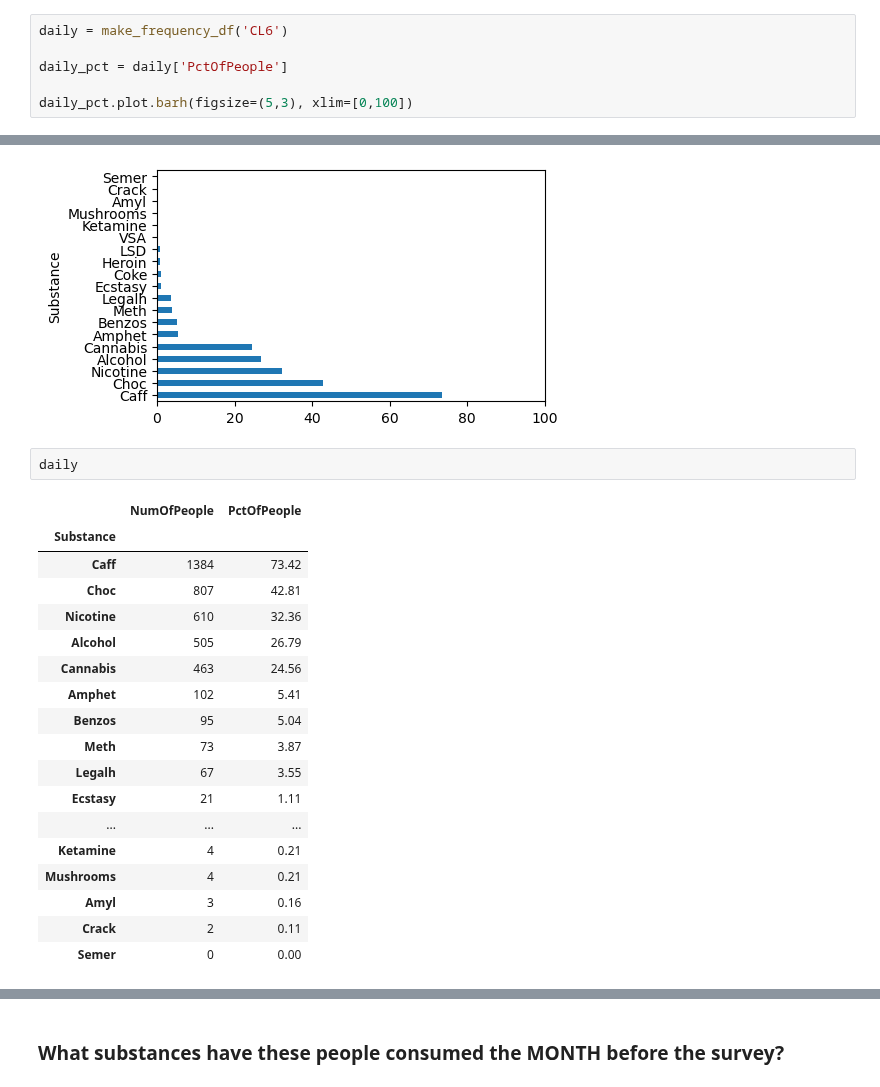
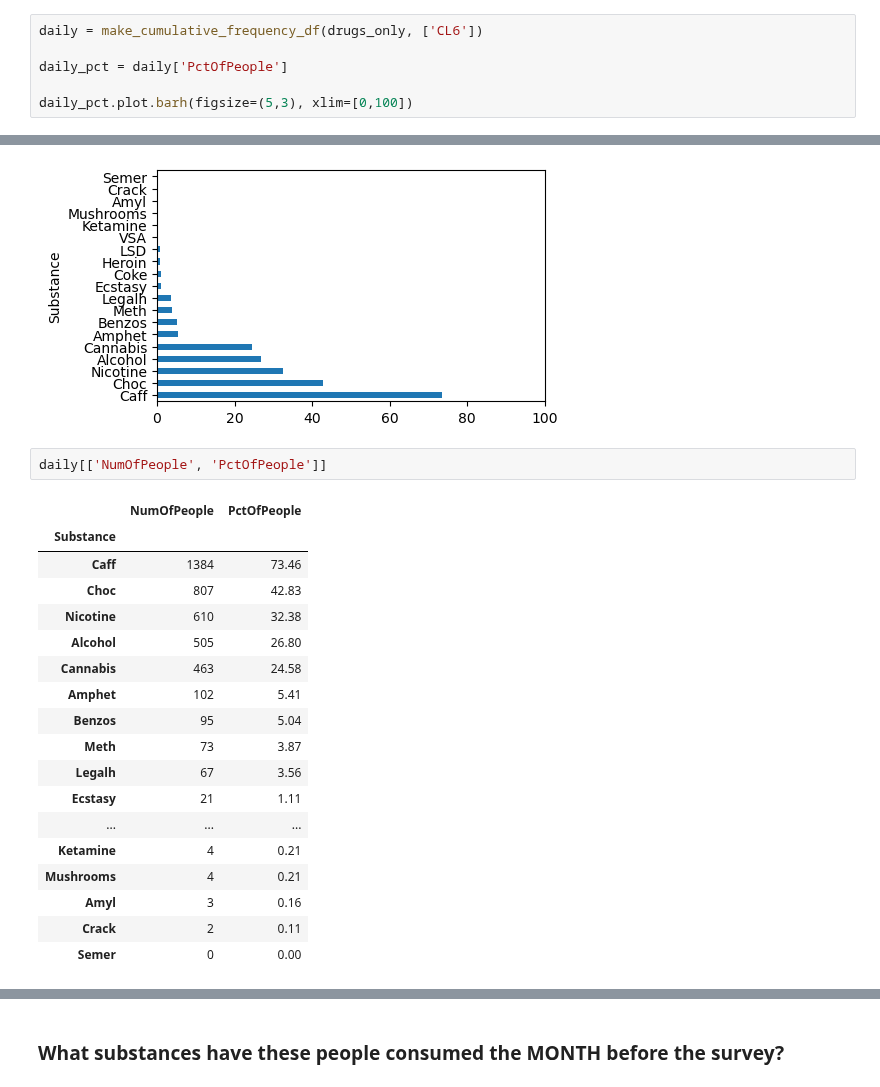
Before and after one commit to maksio420/ML, a Jupyter notebook: 7-final-drugs-anal/7. Final Group Project.ipynb, the cells around one changed output, grey strips where cells are left out. Cells and saved outputs as stored; diff of their text form.

```diff
--- a/7-final-drugs-anal/7. Final Group Project.ipynb
+++ b/7-final-drugs-anal/7. Final Group Project.ipynb
@@ -547,7 +591,7 @@ def cl_to_words(cl):
 # %% [markdown]
 ### What substances have these people consumed the **DAY** before the survey?
 # %%
-daily = make_frequency_df('CL6')
+daily = make_cumulative_frequency_df(drugs_only, ['CL6'])
 
 daily_pct = daily['PctOfPeople']
 
@@ -556,19 +600,19 @@ daily_pct.plot.barh(figsize=(5,3), xlim=[0,100])
 <Axes: ylabel='Substance'>
 [figure]
 # %%
-daily
+daily[['NumOfPeople', 'PctOfPeople']]
 # %% [output]
 |  | NumOfPeople | PctOfPeople |
 | Substance |  |  |
-| Caff | 1384 | 73.42 |
-| Choc | 807 | 42.81 |
-| Nicotine | 610 | 32.36 |
-| Alcohol | 505 | 26.79 |
-| Cannabis | 463 | 24.56 |
+| Caff | 1384 | 73.46 |
+| Choc | 807 | 42.83 |
+| Nicotine | 610 | 32.38 |
+| Alcohol | 505 | 26.80 |
+| Cannabis | 463 | 24.58 |
 | Amphet | 102 | 5.41 |
 | Benzos | 95 | 5.04 |
 | Meth | 73 | 3.87 |
-| Legalh | 67 | 3.55 |
+| Legalh | 67 | 3.56 |
 | Ecstasy | 21 | 1.11 |
 | ... | ... | ... |
 | Ketamine | 4 | 0.21 |
```
Also changed, not shown: parts of 55 cells of this notebook.
